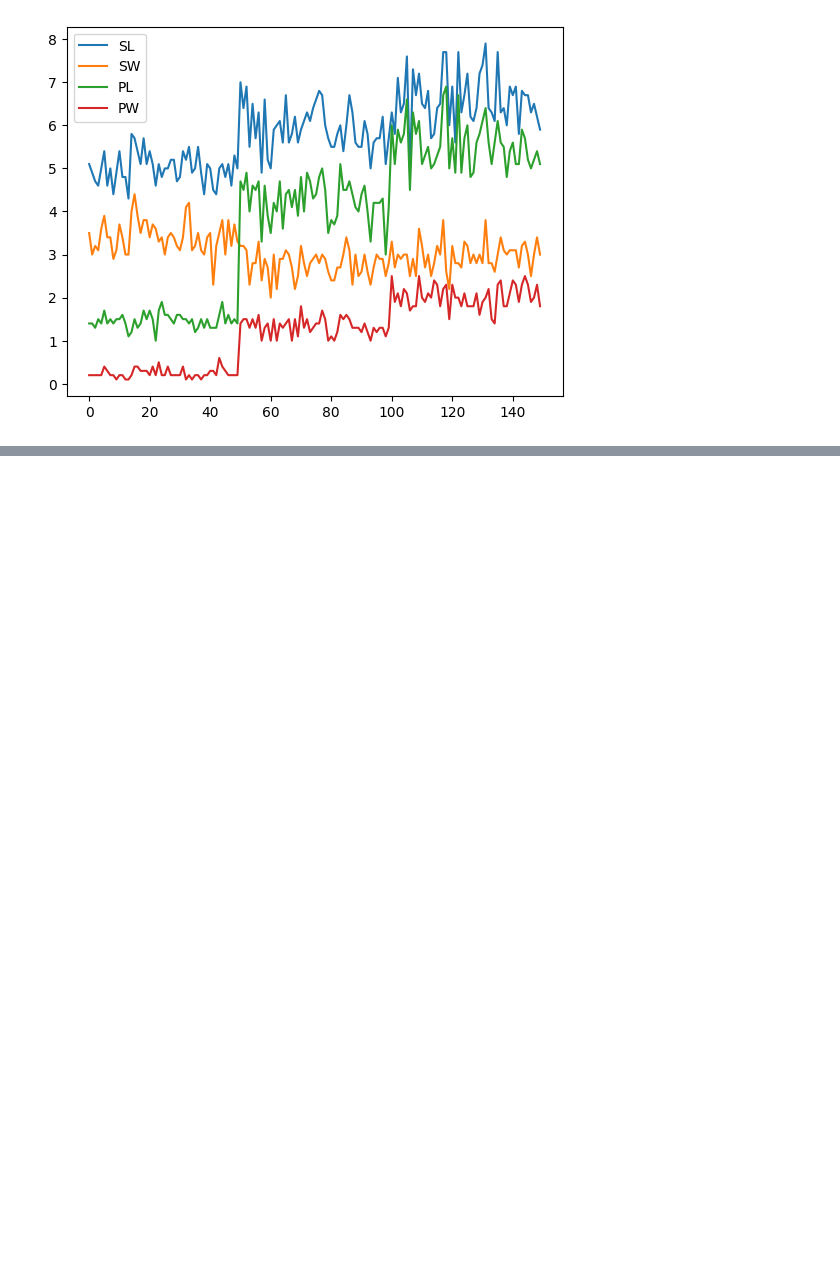
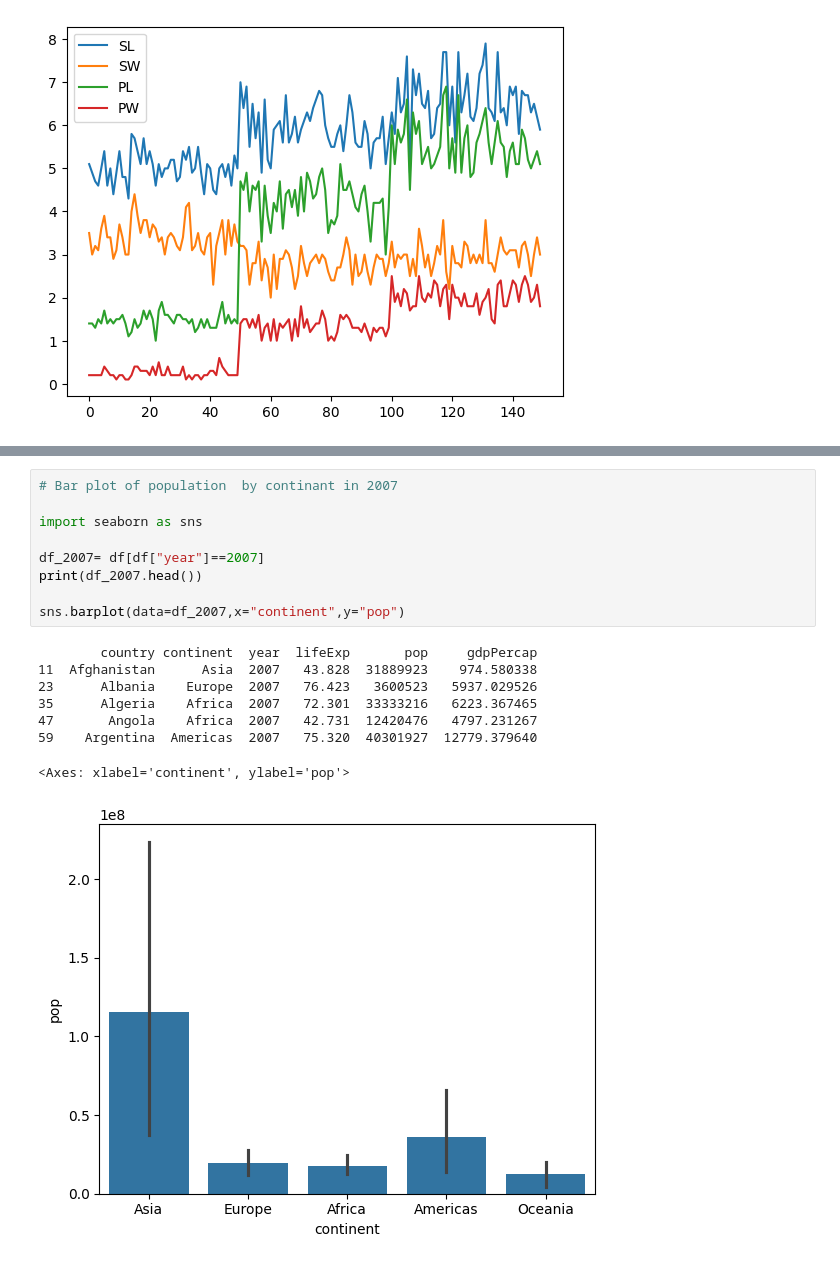
Before and after one commit to thedemonKingx1337/DSA_ICTAK_PythonBase, a Jupyter notebook: DSA_PythonBase.ipynb, the cells around one changed output, grey strips where cells are left out. Cells and saved outputs as stored; diff of their text form; blank space fills up the shorter version.

```diff
--- a/DSA_PythonBase.ipynb
+++ b/DSA_PythonBase.ipynb
@@ -1329,0 +1397,18 @@ dtype: bool
+# %%
+# Bar plot of population  by continant in 2007
+
+import seaborn as sns
+
+df_2007= df[df["year"]==2007]
+print(df_2007.head())
+
+sns.barplot(data=df_2007,x="continent",y="pop")
+# %% [output]
+        country continent  year  lifeExp       pop     gdpPercap
+11  Afghanistan      Asia  2007   43.828  31889923    974.580338
+23      Albania    Europe  2007   76.423   3600523   5937.029526
+35      Algeria    Africa  2007   72.301  33333216   6223.367465
+47       Angola    Africa  2007   42.731  12420476   4797.231267
+59    Argentina  Americas  2007   75.320  40301927  12779.379640
+<Axes: xlabel='continent', ylabel='pop'>
+[figure, added]
```
Also changed, not shown: parts of 48 cells of this notebook.
